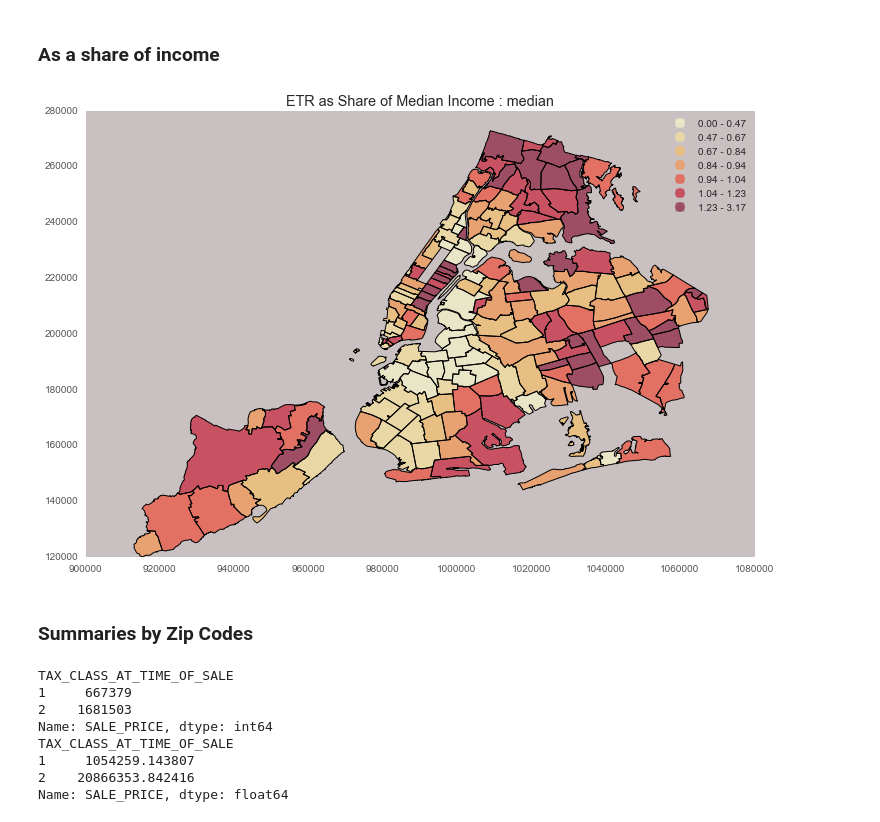
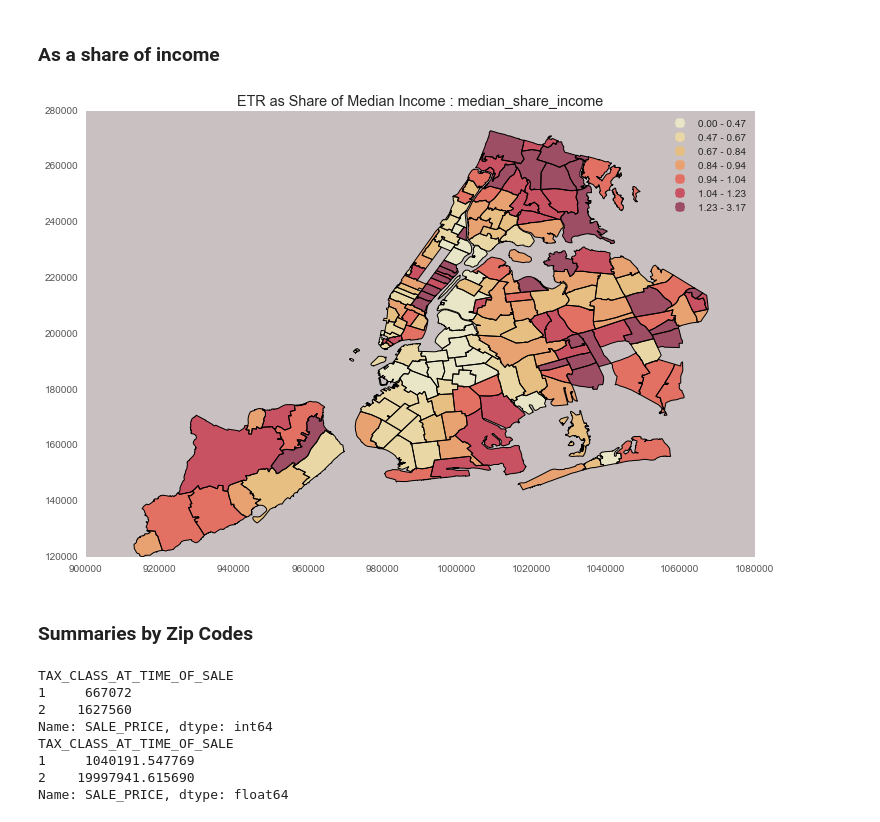
Before and after one commit to mu529/property_tax, a Jupyter notebook: ETR-2014.ipynb, the cells around one changed output. Drawn from its saved outputs; the diff is of its cells as text; code cells hidden in the pictures.

```diff
--- a/ETR-2014.ipynb
+++ b/ETR-2014.ipynb
@@ -113,7 +119,8 @@ Index([                       u'BOROUGH',                   u'NEIGHBORHOOD',
 data = data[['ZIP_CODE','SALE_DATE','SALE_YEAR','PRICE_BINS',
              'TAX_CLASS_AT_PRESENT','APARTMENT_NUMBER',
              'RESIDENTIAL_UNITS','TAX_CLASS_AT_TIME_OF_SALE',
-             'SALE_PRICE','SALE_PRICE_UNIT','BBL','RESIDENTIAL_UNITS','TOTAL_UNITS','LAND_SQUARE_FEET']]
+             'SALE_PRICE','SALE_PRICE_UNIT','BBL','RESIDENTIAL_UNITS',
+             'TOTAL_UNITS','LAND_SQUARE_FEET','PRICE_UNIT_BINS']]
 # %%
 tax # Output tax rates for visualization
 # %% [output]
@@ -131,7 +138,8 @@ tax # Output tax rates for visualization
 # Adding tax rates to datasets
 def tax_rate(df,year):
     pos = tax[tax['YEAR'] == year].index.tolist()[0]
-    df['TAX_RATE'] = np.where(df['TAX_CLASS_AT_TIME_OF_SALE']==1,tax.iloc[pos,1],tax.iloc[pos,2])
+    df['TAX_RATE'] = np.where(df['TAX_CLASS_AT_TIME_OF_SALE']==1,
+                              tax.iloc[pos,1],tax.iloc[pos,2])
     return df
 # %%
 # Apply function to get tax rates
@@ -157,0 +167,14 @@ array([0, 1, 2, 3, 4, 5, 6, 7, 8, 9])
+# %%
+# Get counts of the different bins, faster than conventional histogram
+count = {}
+for i in final['PRICE_UNIT_BINS']:
+    count[i] = count.get(i, 0) + 1
+
+fig, ax = plt.subplots(figsize=(12,8))
+df = pd.DataFrame.from_dict(count, 'index')
+sns.barplot(x=df.index,y=df[0],color='c',alpha=0.6)
+plt.title('Histogram of estimated sale price per unit in all of New York City in 2014')
+plt.ylabel('Frequency')
+plt.xlabel('Price Bucket')
+ax.xaxis.get_majorticklocs()
+del df
@@ -383,11 +413,12 @@ data_with_income['ETR_UNIT_SHARE_OF_INCOME'] = (((data_with_income['TAX_RATE_PER
 # %%
-ETR_SHARE_INCOME_ZIP = pd.DataFrame({'STD':data_with_income.groupby('ZIP_CODE',axis=0)['ETR_UNIT_SHARE_OF_INCOME'].std(),
-                'MEAN':data_with_income.groupby('ZIP_CODE',axis=0)['ETR_UNIT_SHARE_OF_INCOME'].mean(),
-                'MEDIAN':data_with_income.groupby('ZIP_CODE',axis=0)['ETR_UNIT_SHARE_OF_INCOME'].median()}).reset_index()
+ETR_SHARE_INCOME_ZIP = pd.DataFrame({'STD_SHARE_INCOME':data_with_income.groupby('ZIP_CODE',
+                                                                    axis=0)['ETR_UNIT_SHARE_OF_INCOME'].std(),
+'MEAN_SHARE_INCOME':data_with_income.groupby('ZIP_CODE',axis=0)['ETR_UNIT_SHARE_OF_INCOME'].mean(),
+'MEDIAN_SHARE_INCOME':data_with_income.groupby('ZIP_CODE',axis=0)['ETR_UNIT_SHARE_OF_INCOME'].median()}).reset_index()
 # %%
-plot(ETR_SHARE_INCOME_ZIP,'#C9C1C1','ETR as Share of Median Income','MEDIAN')
+plot(ETR_SHARE_INCOME_ZIP,'#C9C1C1','ETR as Share of Median Income','MEDIAN_SHARE_INCOME')
 # %% [output]
-[figure, old version]
+[figure, new version]
 # %% [markdown]
 ### Summaries by Zip Codes
 # %%
@@ -406,8 +437,11 @@ tax_breakdown['SHARE'] = np.where(tax_breakdown['TAX_CLASS_AT_TIME_OF_SALE']==2,
                                   tax_breakdown['COUNT']/total2, tax_breakdown['COUNT']/total1)
 del total1
 del total2
+zip_price_breakdown = pd.DataFrame({'COUNT':final.groupby(['ZIP_CODE',
+                                                         'PRICE_UNIT_BINS'],axis=0).size()}).reset_index()
 
-zip_tax_breakdown = pd.DataFrame({'COUNT':final.groupby(['ZIP_CODE','TAX_CLASS_AT_TIME_OF_SALE'],axis=0).size()}).reset_index()
+zip_tax_breakdown = pd.DataFrame({'COUNT':final.groupby(['ZIP_CODE',
+                                                         'TAX_CLASS_AT_TIME_OF_SALE'],axis=0).size()}).reset_index()
 total_per_zip = pd.DataFrame({'TOTAL_COUNT':final.groupby(['ZIP_CODE'],axis=0).size()}).reset_index()
 
 # Normalize each count by total sales count and maybe by population
@@ -415,11 +449,11 @@ zip_tax_breakdown = zip_tax_breakdown.merge(total_per_zip,on='ZIP_CODE',how='inn
 del total_per_zip
 # %% [output]
 TAX_CLASS_AT_TIME_OF_SALE
-1     667379
-2    1681503
+1     667072
+2    1627560
 Name: SALE_PRICE, dtype: int64
 TAX_CLASS_AT_TIME_OF_SALE
-1     1054259.143807
-2    20866353.842416
+1     1040191.547769
+2    19997941.615690
 Name: SALE_PRICE, dtype: float64
 # %%
```
Also changed, not shown: parts of 30 cells of this notebook.
